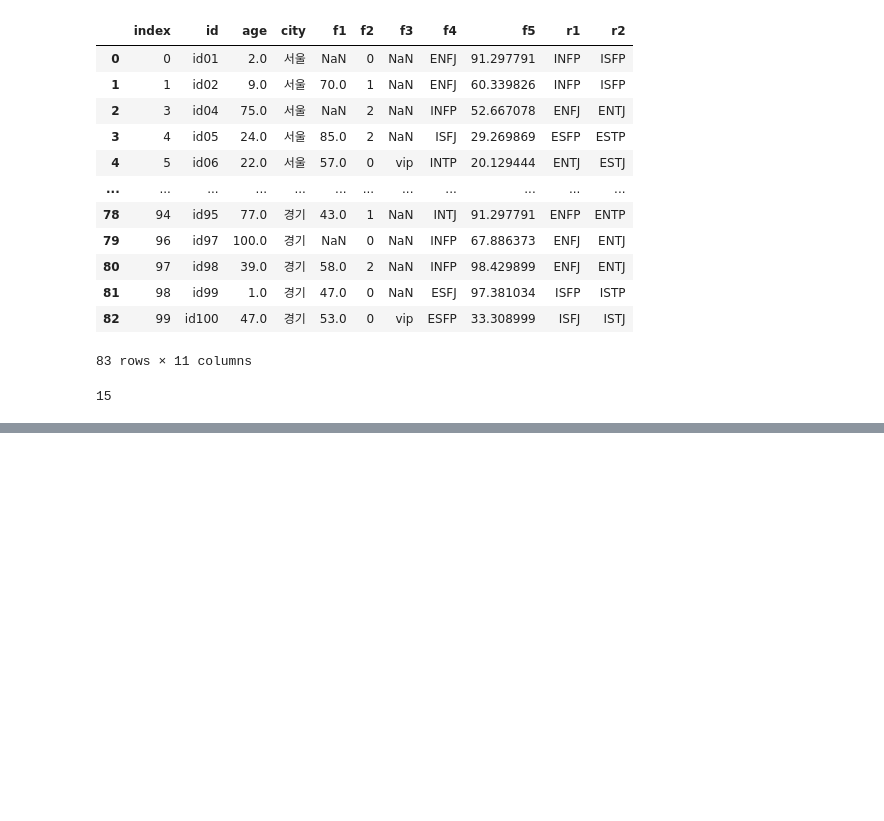
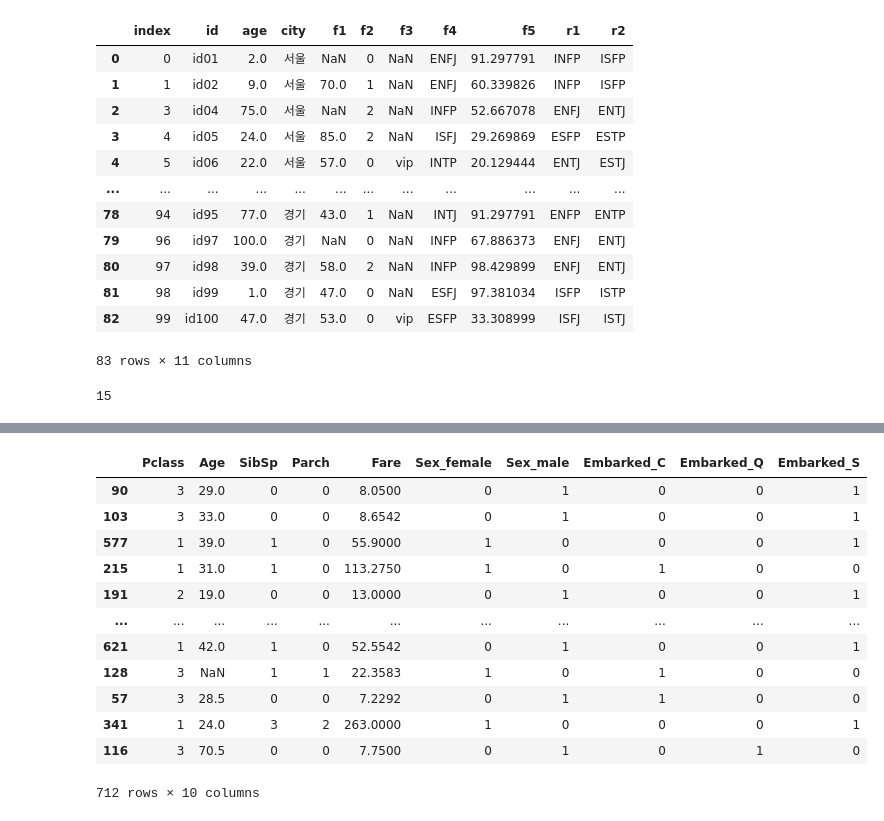
Before and after one commit to meshob2002/Big_certi_practice, a Jupyter notebook: Big_Certification.ipynb, the cells around one changed output, grey strips where cells are left out. Saved outputs shown, nothing was run; the diff lists cells and outputs as text; code cells hidden in the pictures; blank space fills up the shorter version.

```diff
--- a/Big_Certification.ipynb
+++ b/Big_Certification.ipynb
@@ -2206,0 +3066,5 @@ True
+# %%
+#전처리
+# 컬럼 삭제
+X_train= X_train.drop(columns=['Name','PassengerId','Cabin','Ticket'])
+X_train
@@ -2206,0 +3085,20 @@ True
+# %%
+# 원핫 인코딩
+features = ["Sex","Embarked"]
+X = pd.get_dummies(X_train[features])
+X_train=X_train.merge(X, how='inner',left_index=True, right_index=True).drop(columns=features)
+X_train
+# %% [output]
+|  | Pclass | Age | SibSp | Parch | Fare | Sex_female | Sex_male | Embarked_C | Embarked_Q | Embarked_S |
+| 90 | 3 | 29.0 | 0 | 0 | 8.0500 | 0 | 1 | 0 | 0 | 1 |
+| 103 | 3 | 33.0 | 0 | 0 | 8.6542 | 0 | 1 | 0 | 0 | 1 |
+| 577 | 1 | 39.0 | 1 | 0 | 55.9000 | 1 | 0 | 0 | 0 | 1 |
+| 215 | 1 | 31.0 | 1 | 0 | 113.2750 | 1 | 0 | 1 | 0 | 0 |
+| 191 | 2 | 19.0 | 0 | 0 | 13.0000 | 0 | 1 | 0 | 0 | 1 |
+| ... | ... | ... | ... | ... | ... | ... | ... | ... | ... | ... |
+| 621 | 1 | 42.0 | 1 | 0 | 52.5542 | 0 | 1 | 0 | 0 | 1 |
+| 128 | 3 | NaN | 1 | 1 | 22.3583 | 1 | 0 | 1 | 0 | 0 |
+| 57 | 3 | 28.5 | 0 | 0 | 7.2292 | 0 | 1 | 1 | 0 | 0 |
+| 341 | 1 | 24.0 | 3 | 2 | 263.0000 | 1 | 0 | 0 | 0 | 1 |
+| 116 | 3 | 70.5 | 0 | 0 | 7.7500 | 0 | 1 | 0 | 1 | 0 |
+712 rows × 10 columns
```
Also changed, not shown: parts of 119 cells of this notebook.
